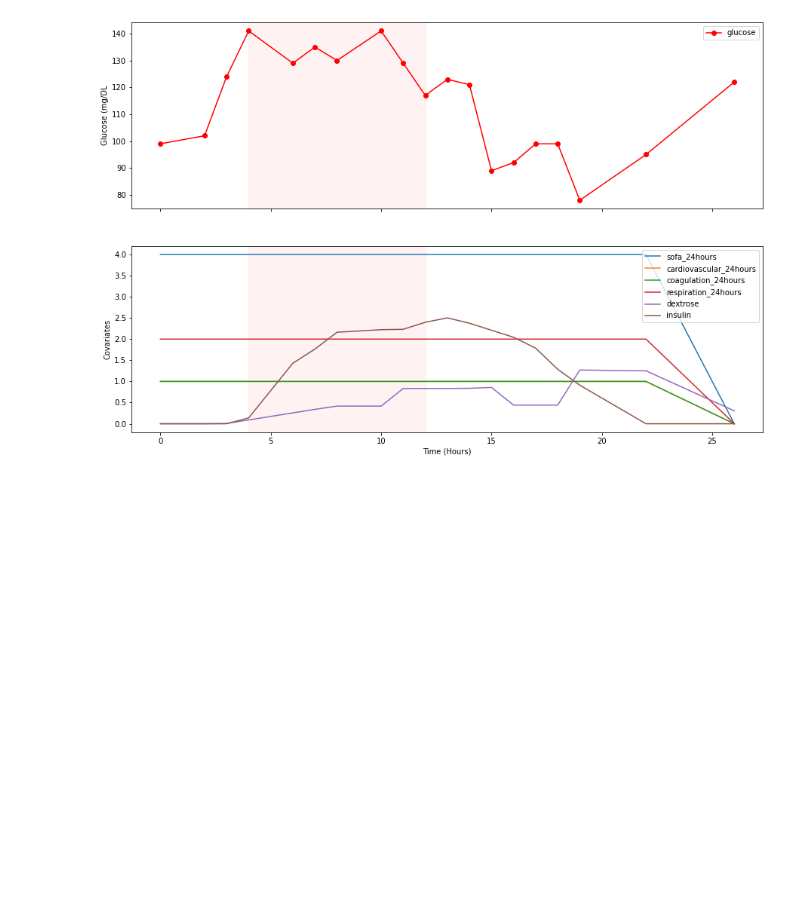
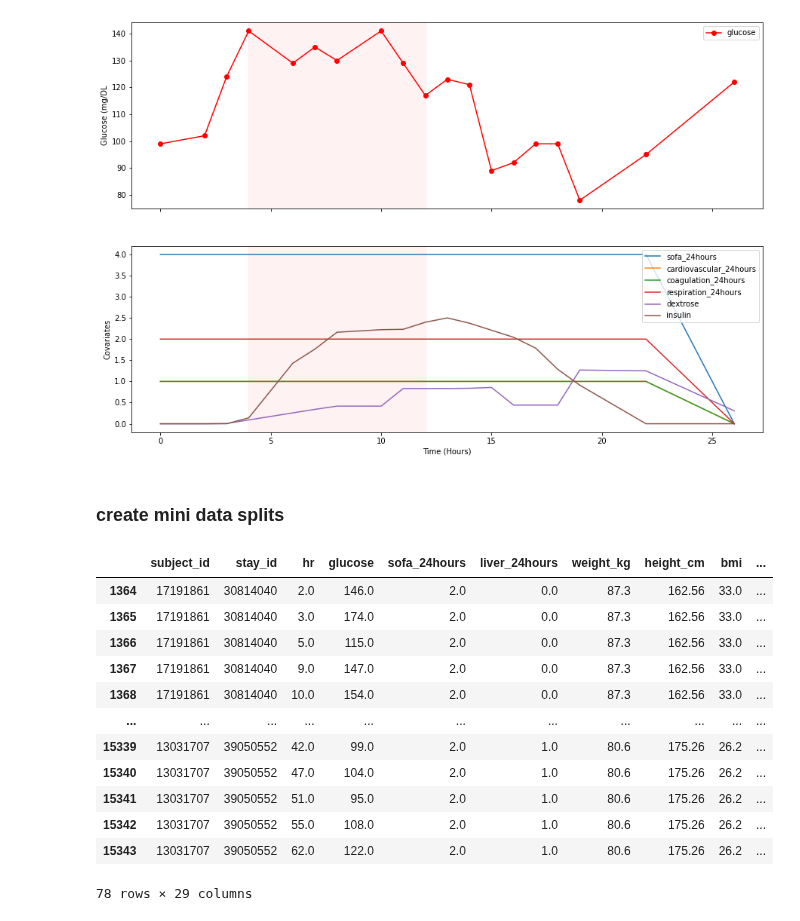
Before and after one commit to Gaurangkarwande/glycemic_control, a Jupyter notebook: data_notebook.ipynb, the cells around one changed output. Drawn from its saved outputs; the diff is of its cells as text; code cells hidden in the pictures; blank space fills up the shorter version.

```diff
--- a/data_notebook.ipynb
+++ b/data_notebook.ipynb
@@ -114,3 +114,21 @@ visualize_patient_data(sample_df, CONTINUOUS_COVARIATES_PROCESSED + STATIC_COLS,
   'bmi': 29.4,
   'admission_age': 76})
 [figure]
+# %% [markdown]
+### create mini data splits
+# %%
+fpath_train = "/home/gaurang/glycemic_control/data/glycaemia_project_csvs/processed_data/train_test_splits/v1_patients_split/train.csv"
+fpath_valid = "/home/gaurang/glycemic_control/data/glycaemia_project_csvs/processed_data/train_test_splits/v1_patients_split/valid.csv"
+fpath_test = "/home/gaurang/glycemic_control/data/glycaemia_project_csvs/processed_data/train_test_splits/v1_patients_split/test.csv"
+
+df_train = pd.read_csv(fpath_train)
+df_valid = pd.read_csv(fpath_valid)
+df_test = pd.read_csv(fpath_test)
+# %%
+train_patient_mini = random.choices(df_train.subject_id.unique(), k=5)
+valid_patient_mini = random.choices(df_valid.subject_id.unique(), k=5)
+test_patient_mini = random.choices(df_test.subject_id.unique(), k=5)
+# %%
+df_train_mini = df_train[df_train.subject_id.isin(train_patient_mini)]
+df_valid_mini = df_valid[df_valid.subject_id.isin(valid_patient_mini)]
+df_test_mini = df_test[df_test.subject_id.isin(test_patient_mini)]
@@ -116,0 +139,16 @@ visualize_patient_data(sample_df, CONTINUOUS_COVARIATES_PROCESSED + STATIC_COLS,
+# %%
+df_valid_mini
+# %% [output]
+|  | subject_id | stay_id | hr | glucose | sofa_24hours | liver_24hours | weight_kg | height_cm | bmi | ... |
+| 1364 | 17191861 | 30814040 | 2.0 | 146.0 | 2.0 | 0.0 | 87.3 | 162.56 | 33.0 | ... |
+| 1365 | 17191861 | 30814040 | 3.0 | 174.0 | 2.0 | 0.0 | 87.3 | 162.56 | 33.0 | ... |
+| 1366 | 17191861 | 30814040 | 5.0 | 115.0 | 2.0 | 0.0 | 87.3 | 162.56 | 33.0 | ... |
+| 1367 | 17191861 | 30814040 | 9.0 | 147.0 | 2.0 | 0.0 | 87.3 | 162.56 | 33.0 | ... |
+| 1368 | 17191861 | 30814040 | 10.0 | 154.0 | 2.0 | 0.0 | 87.3 | 162.56 | 33.0 | ... |
+| ... | ... | ... | ... | ... | ... | ... | ... | ... | ... | ... |
+| 15339 | 13031707 | 39050552 | 42.0 | 99.0 | 2.0 | 1.0 | 80.6 | 175.26 | 26.2 | ... |
+| 15340 | 13031707 | 39050552 | 47.0 | 104.0 | 2.0 | 1.0 | 80.6 | 175.26 | 26.2 | ... |
+| 15341 | 13031707 | 39050552 | 51.0 | 95.0 | 2.0 | 1.0 | 80.6 | 175.26 | 26.2 | ... |
+| 15342 | 13031707 | 39050552 | 55.0 | 108.0 | 2.0 | 1.0 | 80.6 | 175.26 | 26.2 | ... |
+| 15343 | 13031707 | 39050552 | 62.0 | 122.0 | 2.0 | 1.0 | 80.6 | 175.26 | 26.2 | ... |
+78 rows × 29 columns
```
Also changed, not shown: parts of 1 cell of this notebook, 3 other files.
